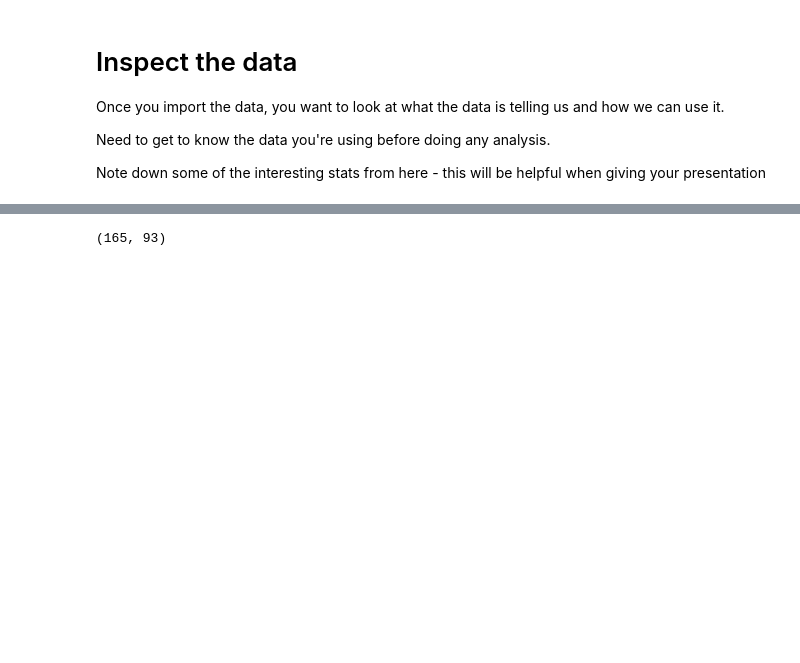
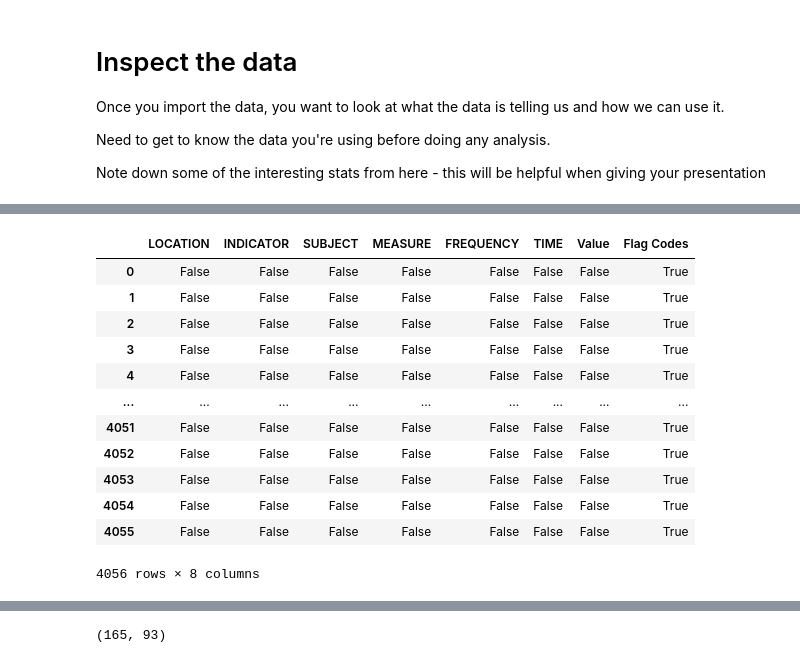
Before and after one commit to rahatsiddique/pandas_basics, a Jupyter notebook: climatechange/climate change and economics.ipynb, the cells around one changed output, grey strips where cells are left out. Drawn from its saved outputs; the diff is of its cells as text; code cells hidden in the pictures; blank space fills up the shorter version.

```diff
--- a/climatechange/climate change and economics.ipynb
+++ b/climatechange/climate change and economics.ipynb
@@ -70,0 +122,16 @@ airpoll.describe()
+# %%
+pd.isnull(airpoll)
+# %% [output]
+|  | LOCATION | INDICATOR | SUBJECT | MEASURE | FREQUENCY | TIME | Value | Flag Codes |
+| 0 | False | False | False | False | False | False | False | True |
+| 1 | False | False | False | False | False | False | False | True |
+| 2 | False | False | False | False | False | False | False | True |
+| 3 | False | False | False | False | False | False | False | True |
+| 4 | False | False | False | False | False | False | False | True |
+| ... | ... | ... | ... | ... | ... | ... | ... | ... |
+| 4051 | False | False | False | False | False | False | False | True |
+| 4052 | False | False | False | False | False | False | False | True |
+| 4053 | False | False | False | False | False | False | False | True |
+| 4054 | False | False | False | False | False | False | False | True |
+| 4055 | False | False | False | False | False | False | False | True |
+4056 rows × 8 columns
```
Also changed, not shown: parts of 17 cells of this notebook.
